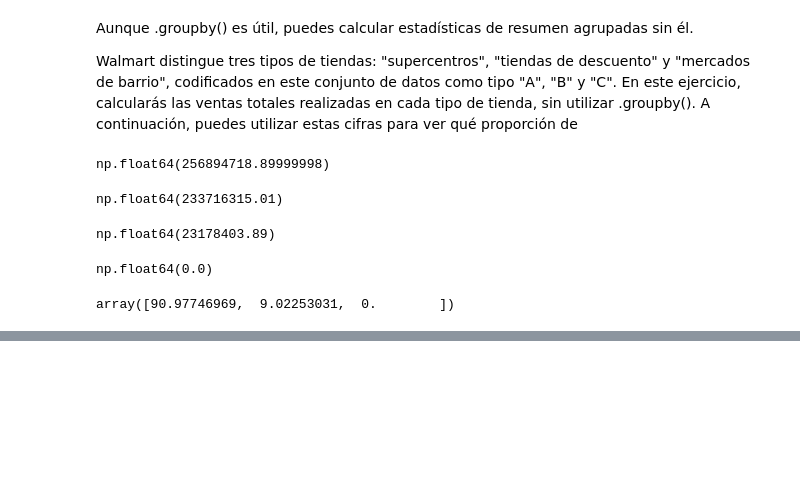
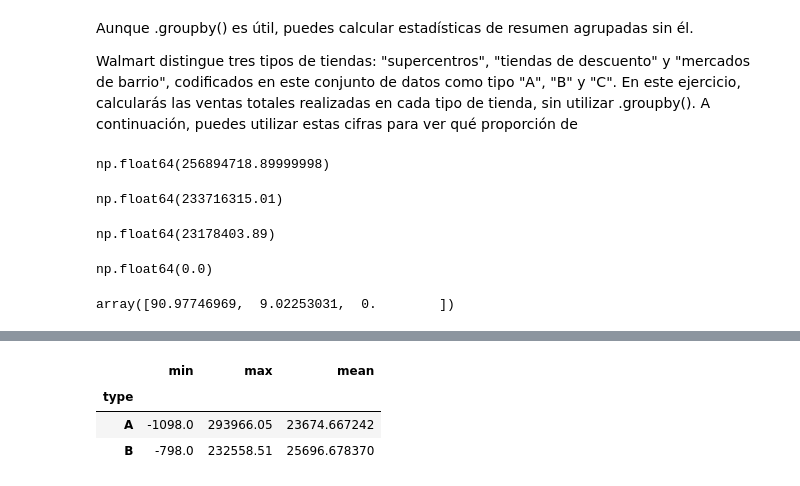
Before and after one commit to linnet22/Analitica-de-Datos-para-Negocios-Digitales, a Jupyter notebook: 03-Manipulacion_Datos_Pandas/06-Aggregathing_DataFrames.ipynb, the cells around one changed output, grey strips where cells are left out. Cells and saved outputs as stored; diff of their text form; code cells hidden in the pictures; blank space fills up the shorter version.

```diff
--- a/03-Manipulacion_Datos_Pandas/06-Aggregathing_DataFrames.ipynb
+++ b/03-Manipulacion_Datos_Pandas/06-Aggregathing_DataFrames.ipynb
@@ -452,0 +507,9 @@ array([90.97746969,  9.02253031,  0.        ])
+# %%
+# Para cada tipo de tienda, hacer agregación para weekly_sales: obteenr el minimo,maximo y la media
+sales_stats = sales_sub.groupby('type')['weekly_sales'].agg(['min', 'max', 'mean'])
+sales_stats
+# %% [output]
+|  | min | max | mean |
+| type |  |  |  |
+| A | -1098.0 | 293966.05 | 23674.667242 |
+| B | -798.0 | 232558.51 | 25696.678370 |
```
Also changed, not shown: parts of 7 cells of this notebook.
